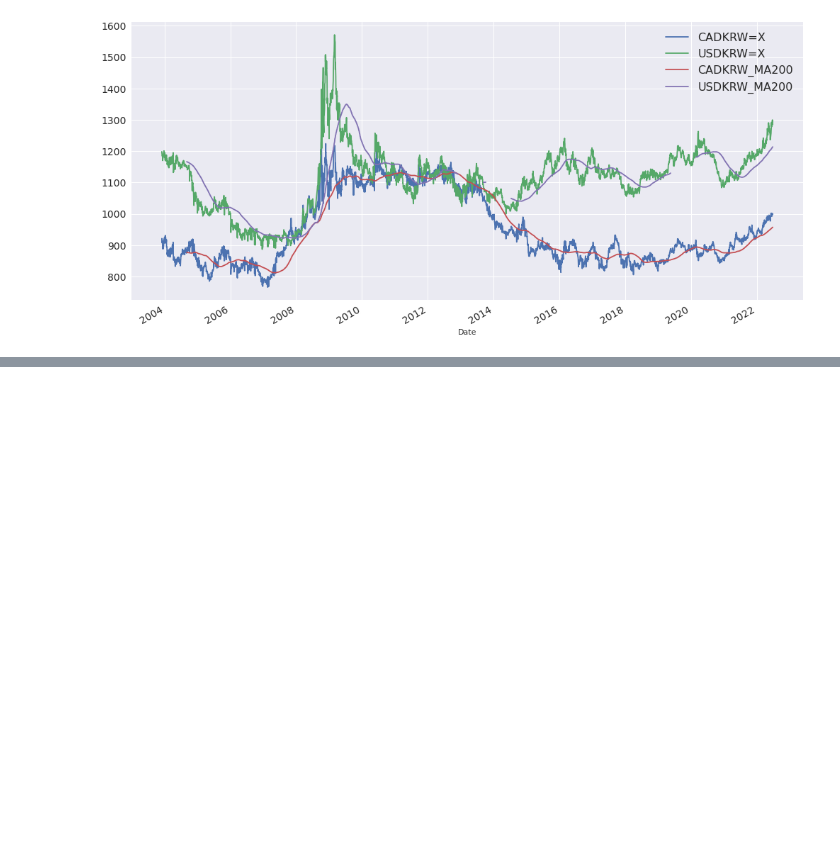
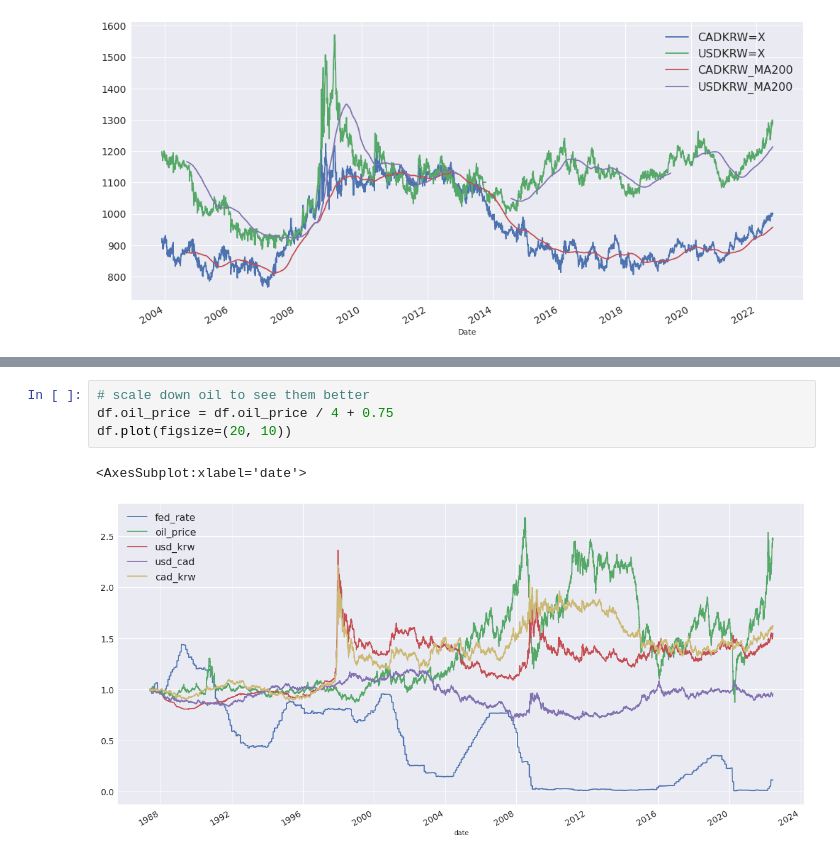
Before and after one commit to sidhlee/data-science-and-machine-learning, a Jupyter notebook: playground/shi-bum/krw_rates.ipynb, the cells around one changed output, grey strips where cells are left out. Saved outputs shown, nothing was run; the diff lists cells and outputs as text; blank space fills up the shorter version.

Commit message:
put them on a df

```diff
--- a/playground/shi-bum/krw_rates.ipynb
+++ b/playground/shi-bum/krw_rates.ipynb
@@ -72,0 +258,7 @@ fed_rate =
+# %%
+# scale down oil to see them better
+df.oil_price = df.oil_price / 4 + 0.75
+df.plot(figsize=(20, 10))
+# %% [output]
+<AxesSubplot:xlabel='date'>
+[figure, added]
```
Also changed, not shown: parts of 16 cells of this notebook.
